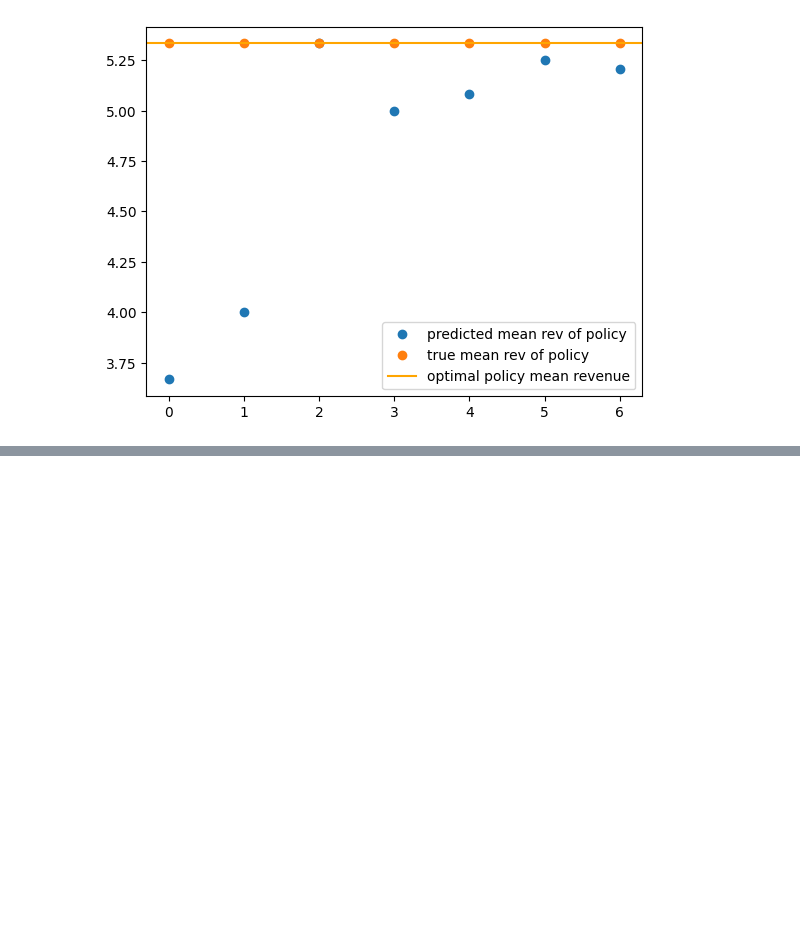
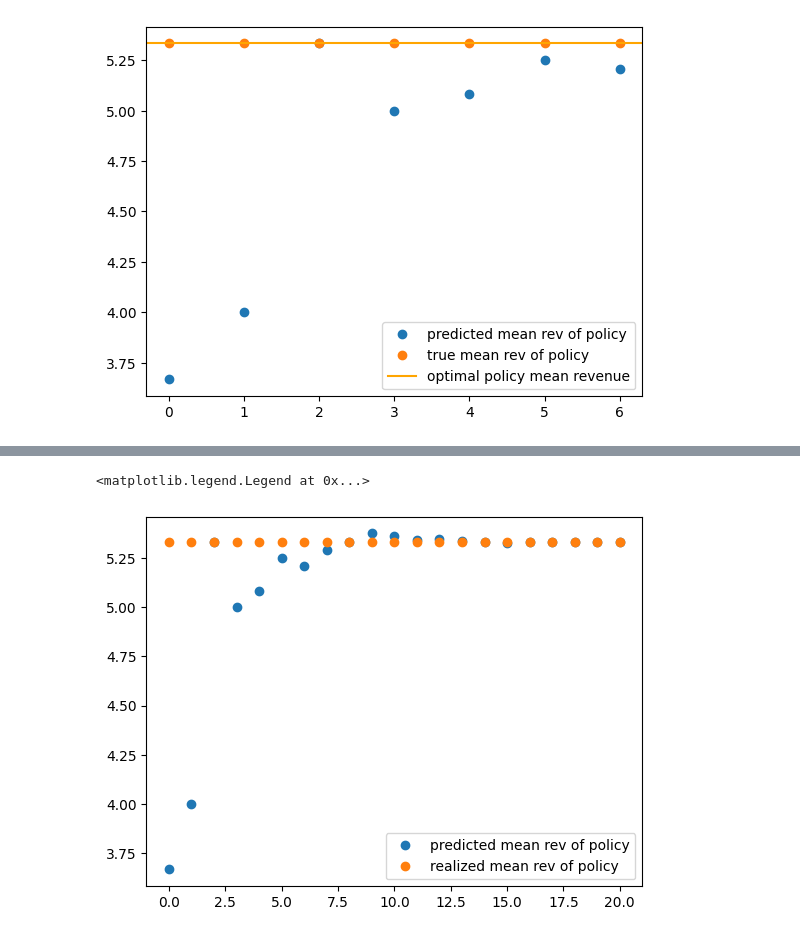
Before and after one commit to globusharris/ensembling-constrained-optimization, a Jupyter notebook: optimization-scratch2.ipynb, the cells around one changed output, grey strips where cells are left out. Saved outputs shown, nothing was run; the diff lists cells and outputs as text; code cells hidden in the pictures; blank space fills up the shorter version.

```diff
--- a/optimization-scratch2.ipynb
+++ b/optimization-scratch2.ipynb
@@ -106,8 +106,8 @@ plt.ylabel("MSE");
 # %%
 # predicted revenue of each point per round
 pred_rev = [np.einsum('ij,ij->i', model.predictions_by_round[i], policy0.run_given_preds(model.predictions_by_round[i])) for i in range(len(model.predictions_by_round))] #fancy vectorized row-wise dot product
-# actual revenue per round per point
-true_rev = [np.einsum('ij,ij->i', ys, policy0.run_given_preds(ys)) for i in range(len(model.predictions_by_round))]
+# actual realized per round per point
+true_rev = [np.einsum('ij,ij->i', ys, policy0.run_given_preds(model.predictions_by_round[i])) for i in range(len(model.predictions_by_round))]
 
 
 plt.plot(range(len(model.predictions_by_round)), np.mean(pred_rev, axis=1), 'o', label="predicted mean rev of policy")
@@ -119,0 +189,14 @@ plt.legend()
+# %%
+# predicted revenue of each point per round
+pred_rev = [np.einsum('ij,ij->i', model.predictions_by_round[i], policy0.run_given_preds(model.predictions_by_round[i])) for i in range(len(model.predictions_by_round))] #fancy vectorized row-wise dot product
+# realized revenue
+true_rev = [np.einsum('ij,ij->i', ys, policy0.run_given_preds(model.predictions_by_round[i])) for i in range(len(model.predictions_by_round))]
+
+
+plt.plot(range(len(model.predictions_by_round)), np.mean(pred_rev, axis=1), 'o', label="predicted mean rev of policy")
+plt.plot(range(len(model.predictions_by_round)), np.mean(true_rev, axis=1), 'o', label="realized mean rev of policy")
+#plt.axhline(np.mean(np.einsum('ij,ij->i', ys, policy0.run_given_preds(ys))), label="optimal policy mean revenue", color="orange")
+plt.legend()
+# %% [output]
+<matplotlib.legend.Legend at 0x...>
+[figure, added]
```
Also changed, not shown: parts of 6 cells of this notebook, 1 other file.
